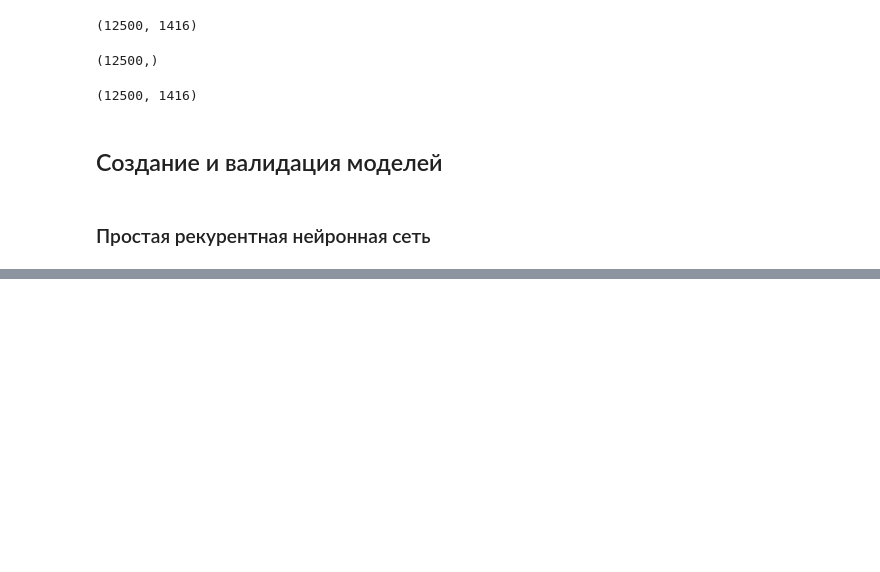
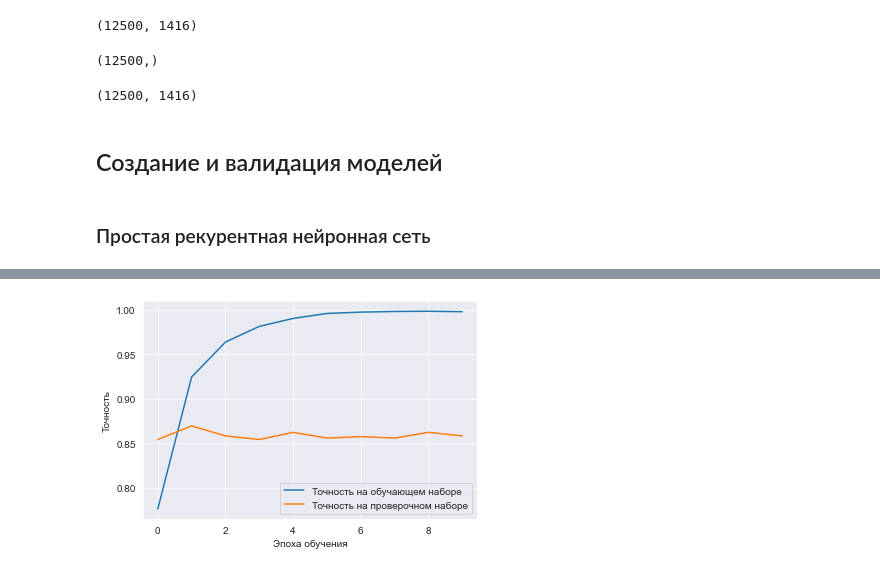
Before and after one commit to DimaScientist/Sentiment-Analysis, a Jupyter notebook: model validation.ipynb, the cells around one changed output, grey strips where cells are left out. Cells and saved outputs as stored; diff of their text form; code cells hidden in the pictures; blank space fills up the shorter version.

Commit message:
add examples, gru and lstm

```diff
--- a/model validation.ipynb
+++ b/model validation.ipynb
@@ -159,0 +163,9 @@ plot_confusion_matrix(y_pred_int, y_val)
+# %%
+model_lstm = Sequential()
+model_lstm.add(Embedding(max_words, 128))
+model_lstm.add(LSTM(32, recurrent_dropout = 0.2))
+model_lstm.add(Dense(1, activation="sigmoid"))
+
+model_lstm.compile(optimizer='rmsprop',  loss='binary_crossentropy', metrics=['accuracy'])
+# %%
+history = model_lstm.fit(X_train, y_train, epochs=10, batch_size=128, validation_split=0.1)
@@ -159,0 +193,4 @@ plot_confusion_matrix(y_pred_int, y_val)
+# %%
+plot_history_nn(history)
+# %% [output]
+[figure, added]
```
Also changed, not shown: parts of 24 cells of this notebook.
